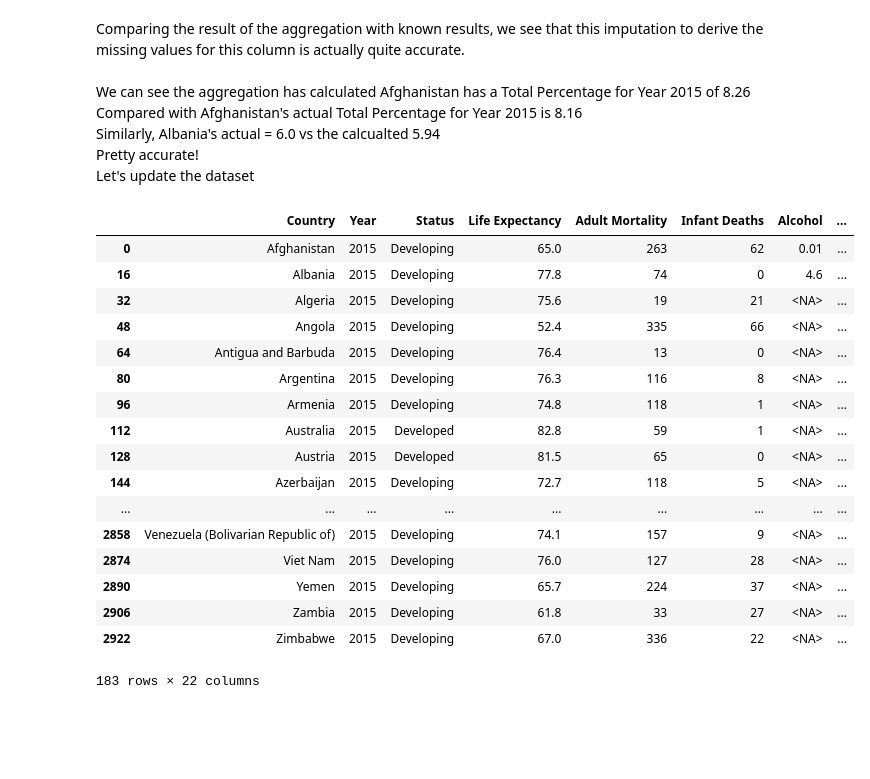
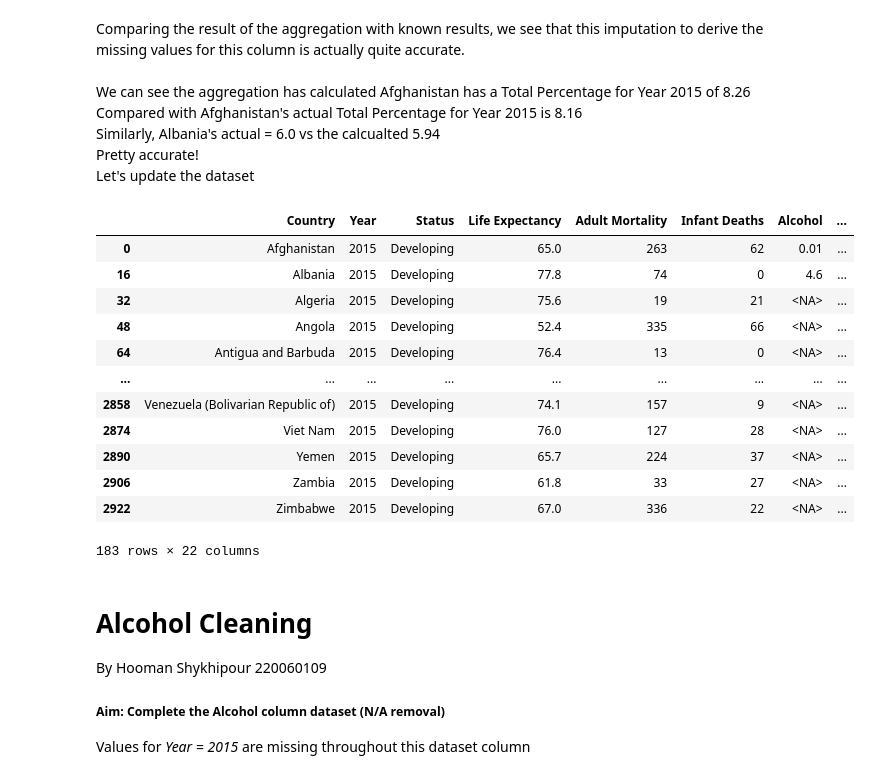
Before and after one commit to HoManCode/Group2-SIT307, a Jupyter notebook: A2 Dataset.ipynb, the cells around one changed output. Drawn from its saved outputs; the diff is of its cells as text; code cells hidden in the pictures; blank space fills up the shorter version.

Commit message:
Alcohol Column Cleaning

```diff
--- a/A2 Dataset.ipynb
+++ b/A2 Dataset.ipynb
@@ -275,21 +275,15 @@ Let's update the dataset
 # %%
 for i in percentages:
     life_df.loc[(life_df['Country'] == i) & (life_df['Year'] == 2015), 'Total Expenditure'] = percentages[i]
     #print(life_df.loc[(life_df['Country'] == i) & (life_df['Year'] == 2015)])
-pd.set_option('display.max_rows', 3000)
 life_df.loc[life_df['Year'] == 2015]
 # %% [output]
 |  | Country | Year | Status | Life Expectancy | Adult Mortality | Infant Deaths | Alcohol | ... |
 | 0 | Afghanistan | 2015 | Developing | 65.0 | 263 | 62 | 0.01 | ... |
 | 16 | Albania | 2015 | Developing | 77.8 | 74 | 0 | 4.6 | ... |
 | 32 | Algeria | 2015 | Developing | 75.6 | 19 | 21 | <NA> | ... |
 | 48 | Angola | 2015 | Developing | 52.4 | 335 | 66 | <NA> | ... |
 | 64 | Antigua and Barbuda | 2015 | Developing | 76.4 | 13 | 0 | <NA> | ... |
-| 80 | Argentina | 2015 | Developing | 76.3 | 116 | 8 | <NA> | ... |
-| 96 | Armenia | 2015 | Developing | 74.8 | 118 | 1 | <NA> | ... |
-| 112 | Australia | 2015 | Developed | 82.8 | 59 | 1 | <NA> | ... |
-| 128 | Austria | 2015 | Developed | 81.5 | 65 | 0 | <NA> | ... |
-| 144 | Azerbaijan | 2015 | Developing | 72.7 | 118 | 5 | <NA> | ... |
 | ... | ... | ... | ... | ... | ... | ... | ... | ... |
 | 2858 | Venezuela (Bolivarian Republic of) | 2015 | Developing | 74.1 | 157 | 9 | <NA> | ... |
 | 2874 | Viet Nam | 2015 | Developing | 76.0 | 127 | 28 | <NA> | ... |
@@ -303,3 +297,8 @@ life_df.loc[life_df['Year'] == 2015]
 # %%
 # 2015 percentage exp.
 # unique country names.
+# %% [markdown]
+# Alcohol Cleaning
+By Hooman Shykhipour 220060109
+##### Aim: Complete the Alcohol column dataset (N/A removal)
+Values for *Year = 2015* are missing throughout this dataset column<br>
```
Also changed, not shown: parts of 5 cells of this notebook, 1 other file.
